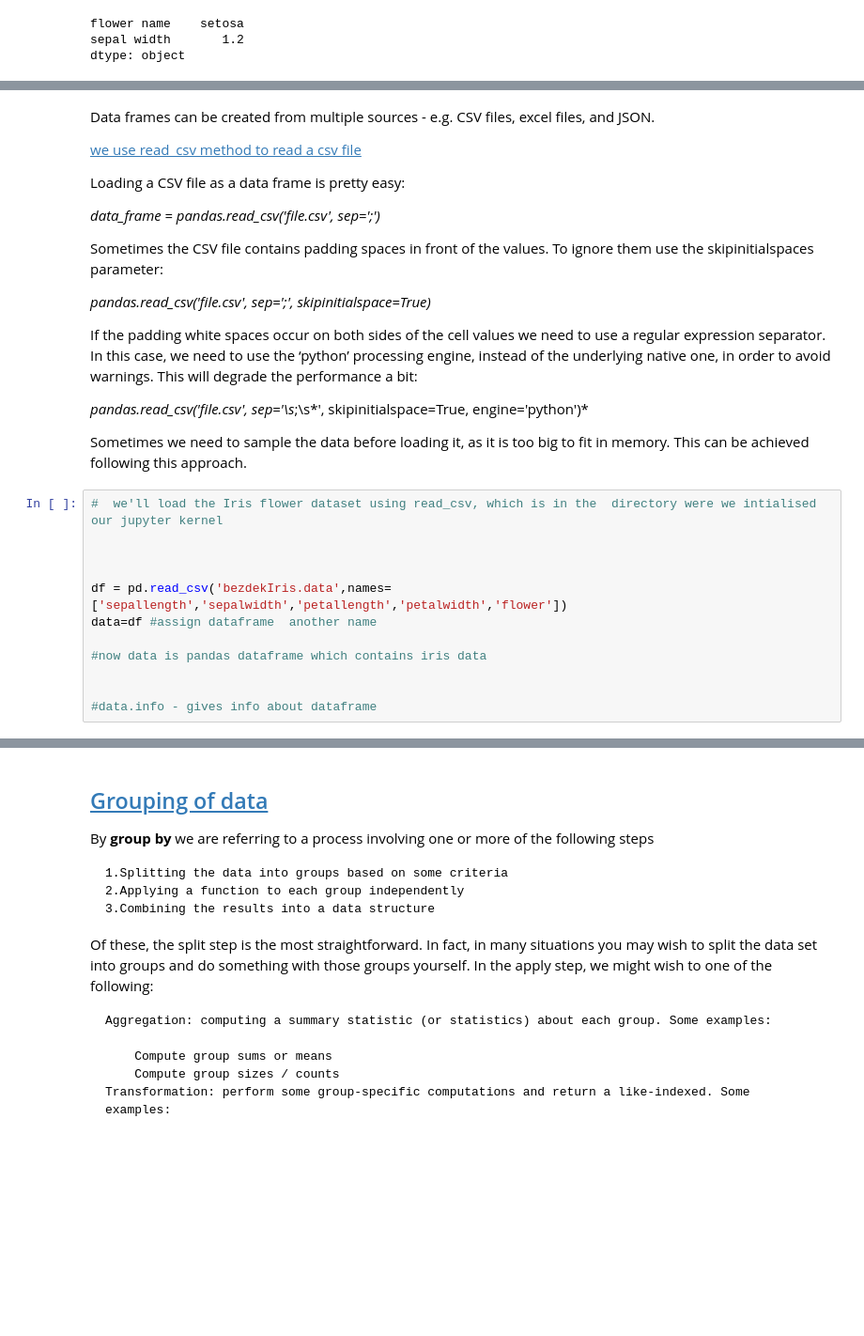
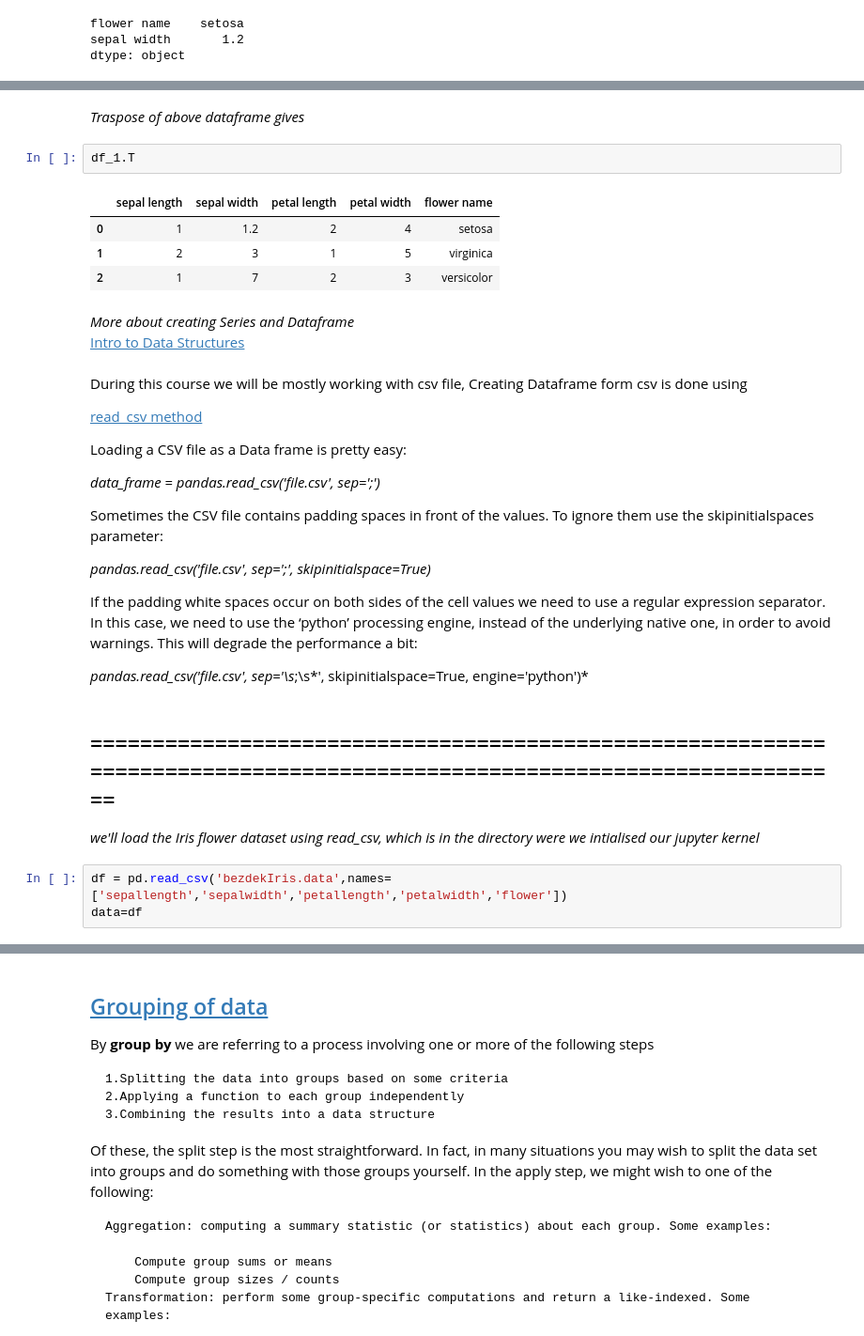
Before and after one commit to holyox/online-sessions, a Jupyter notebook: ml_in-Copy1.ipynb, the cells around one changed output, grey strips where cells are left out. Shown at 94% size. Cells and saved outputs as stored; diff of their text form; blank space fills up the shorter version.

```diff
--- a/ml_in-Copy1.ipynb
+++ b/ml_in-Copy1.ipynb
@@ -109,9 +112,21 @@ df_1
+# %% [markdown]
+*Traspose of above dataframe gives*
+# %%
+df_1.T
+# %% [output]
+|  | sepal length | sepal width | petal length | petal width | flower name |
+| 0 | 1 | 1.2 | 2 | 4 | setosa |
+| 1 | 2 | 3 | 1 | 5 | virginica |
+| 2 | 1 | 7 | 2 | 3 | versicolor |
+# %% [markdown]
+*More about creating Series and Dataframe*
+[Intro to Data Structures](https://pandas.pydata.org/pandas-docs/stable/dsintro.html)
 # %% [markdown]
-Data frames can be created from multiple sources - e.g. CSV files, excel files, and JSON.
+During this course we will be mostly working with csv file, Creating Dataframe form csv is done using
 
-[we use read_csv method to read a csv file](http://pandas.pydata.org/pandas-docs/stable/generated/pandas.read_csv.html)
+[read_csv method](http://pandas.pydata.org/pandas-docs/stable/generated/pandas.read_csv.html)
 
-Loading a CSV file as a data frame is pretty easy:
+Loading a CSV file as a Data frame is pretty easy:
 
 *data_frame = pandas.read_csv('file.csv', sep=';')*
 
@@ -122,17 +137,10 @@ Sometimes the CSV file contains padding spaces in front of the values. To ignore
 If the padding white spaces occur on both sides of the cell values we need to use a regular expression separator. In this case, we need to use the ‘python’ processing engine, instead of the underlying native one, in order to avoid warnings. This will degrade the performance a bit:
 
 *pandas.read_csv('file.csv', sep='\s*;\s*', skipinitialspace=True, engine='python')*
-
-Sometimes we need to sample the data before loading it, as it is too big to fit in memory. This can be achieved following this approach.
-# %%
-#  we'll load the Iris flower dataset using read_csv, which is in the  directory were we intialised our jupyter kernel
-
-
-
-df = pd.read_csv('bezdekIris.data',names=['sepallength','sepalwidth','petallength','petalwidth','flower'])
-data=df #assign dataframe  another name
-
-#now data is pandas dataframe which contains iris data
-
-
-#data.info - gives info about dataframe
+# %% [markdown]
+========================================================================================================================
+----------------------------------------------------------------------------------------------------------------
+*we'll load the Iris flower dataset using read_csv, which is in the  directory were we intialised our jupyter kernel*
+# %%
+df = pd.read_csv('bezdekIris.data',names=['sepallength','sepalwidth','petallength','petalwidth','flower'])
+data=df
```
Also changed, not shown: parts of 41 cells of this notebook.
